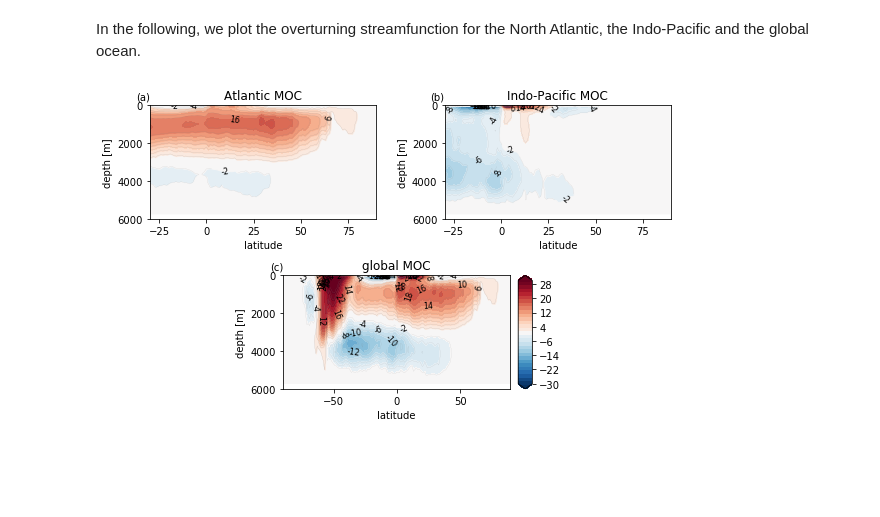
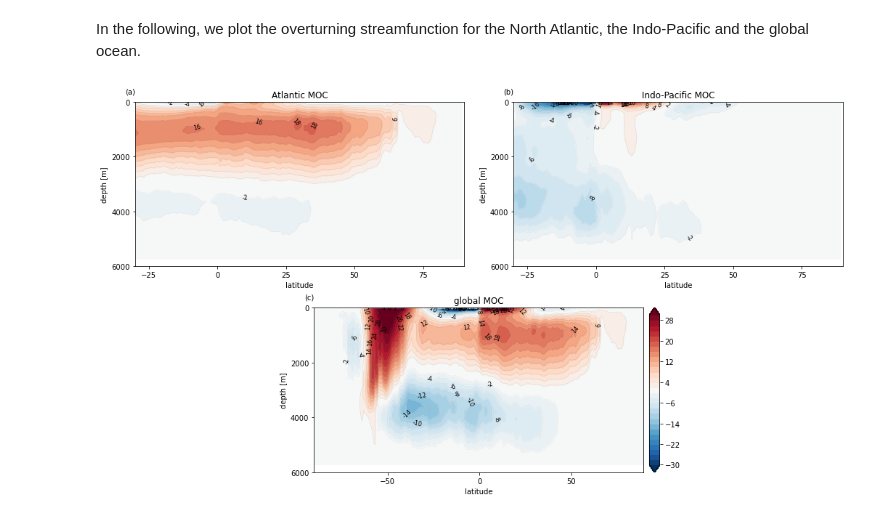
Before and after one commit to ppothapa/pyICON_EXCLAIM, a Jupyter notebook: notebooks/examp_pyicon_transports.ipynb, the cells around one changed output. Saved outputs shown, nothing was run; the diff lists cells and outputs as text; code cells hidden in the pictures; blank space fills up the shorter version.

Commit message:
notebooks/examp_pyicon_transports.ipynb: Adjusted figure size and contours.

```diff
--- a/notebooks/examp_pyicon_transports.ipynb
+++ b/notebooks/examp_pyicon_transports.ipynb
@@ -167,7 +165,7 @@ ipsomoc = pyic.calc_moc(IcD.clat, wTransp,
 In the following, we plot the overturning streamfunction for the North Atlantic, the Indo-Pacific and the global ocean.
 # %%
 # ------ meridional overturning
-hca, hcb = pyic.arrange_axes(2,2, plot_cb=[0,0,1,0], asp=0.5, fig_size_fac=1.,
+hca, hcb = pyic.arrange_axes(2,2, plot_cb=[0,0,1,0], asp=0.5, fig_size_fac=2.,
                              dcbr=-0.2,
                              sharex=False, sharey=False, xlabel="latitude", ylabel="depth [m]",
                             )
@@ -193,31 +191,31 @@ cbticks = contfs[::4]
 
 # ------ Atlantic MOC
 ii+=1; ax=hca[ii]; cax=hcb[ii]
 hm = pyic.shade(lat_mg, IcD.depthi, amoc/1e6, ax=ax, cax=cax,
                   clim=clim, contfs=contfs, cbticks=cbticks)
 hm = ax.contour(lat_mg, IcD.depthi, amoc/1e6, contfs, **cont_props)
 ax.clabel(hm, **clab_props)
 ax.set_xlim(-30,90)
 ax.set_title('Atlantic MOC')
 
 # ------ Indo-Pacific MOC
 ii+=1; ax=hca[ii]; cax=hcb[ii]
 hm = pyic.shade(lat_mg, IcD.depthi, ipsomoc/1e6, ax=ax, cax=cax,
                  clim=clim, contfs=contfs, cbticks=cbticks)
 hm = ax.contour(lat_mg, IcD.depthi, ipsomoc/1e6, contfs, **cont_props)
 ax.clabel(hm, **clab_props)
 ax.set_xlim(-30,90)
 ax.set_title('Indo-Pacific MOC')
 
 # ------ global MOC
 ii+=1; ax=hca[ii]; cax=hcb[ii]
 hm = pyic.shade(lat_mg, IcD.depthi, gmoc/1e6, ax=ax, cax=cax,
                  clim=clim, contfs=contfs, cbticks=cbticks)
 hm = ax.contour(lat_mg, IcD.depthi, gmoc/1e6, contfs, **cont_props)
 ax.clabel(hm, **clab_props)
 ax.set_title('global MOC')
 
 for ax in hca:
   ax.set_ylim(6000,0)
 # %% [output]
-[figure, old version]
+[figure, new version]
```
Also changed, not shown: parts of 1 cell of this notebook.
